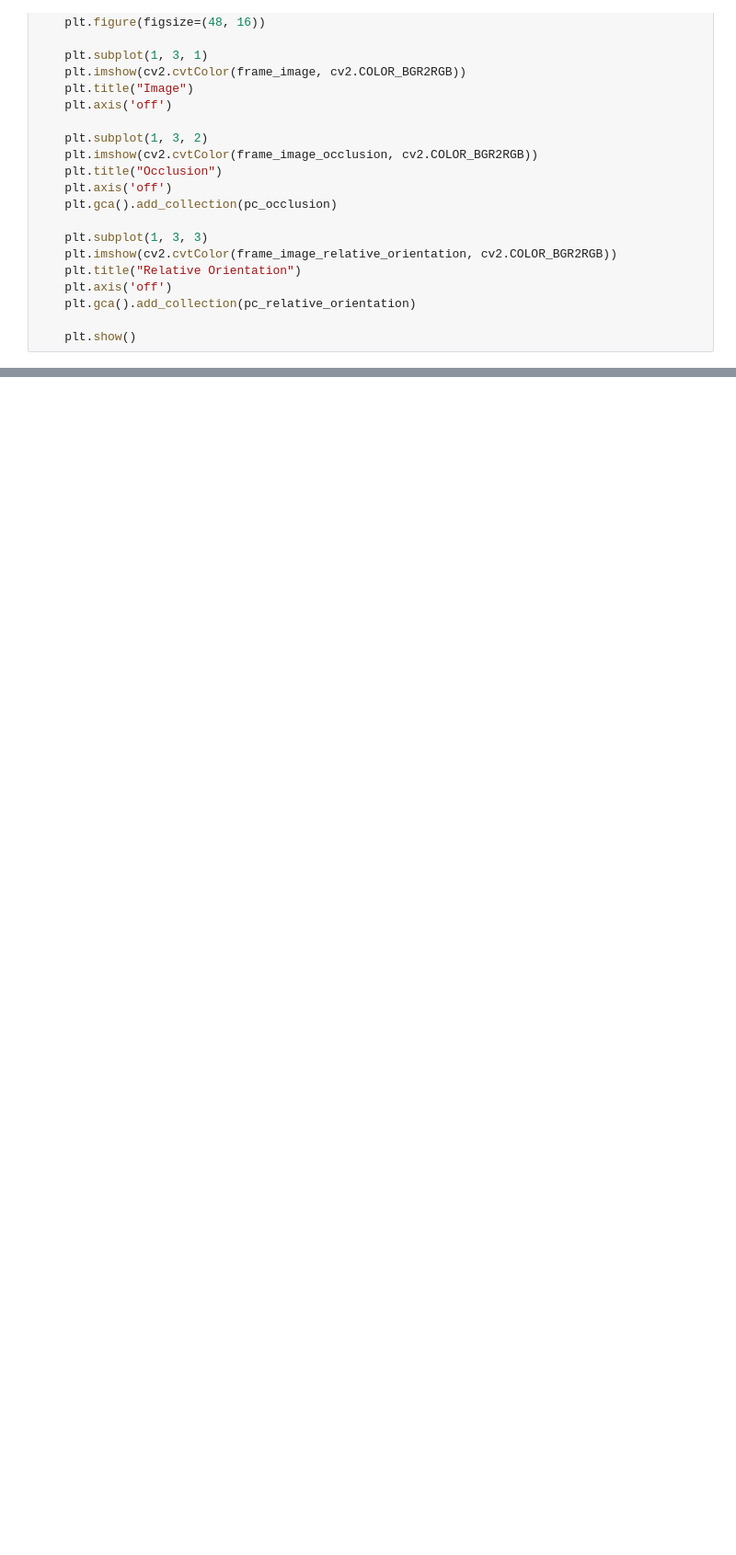
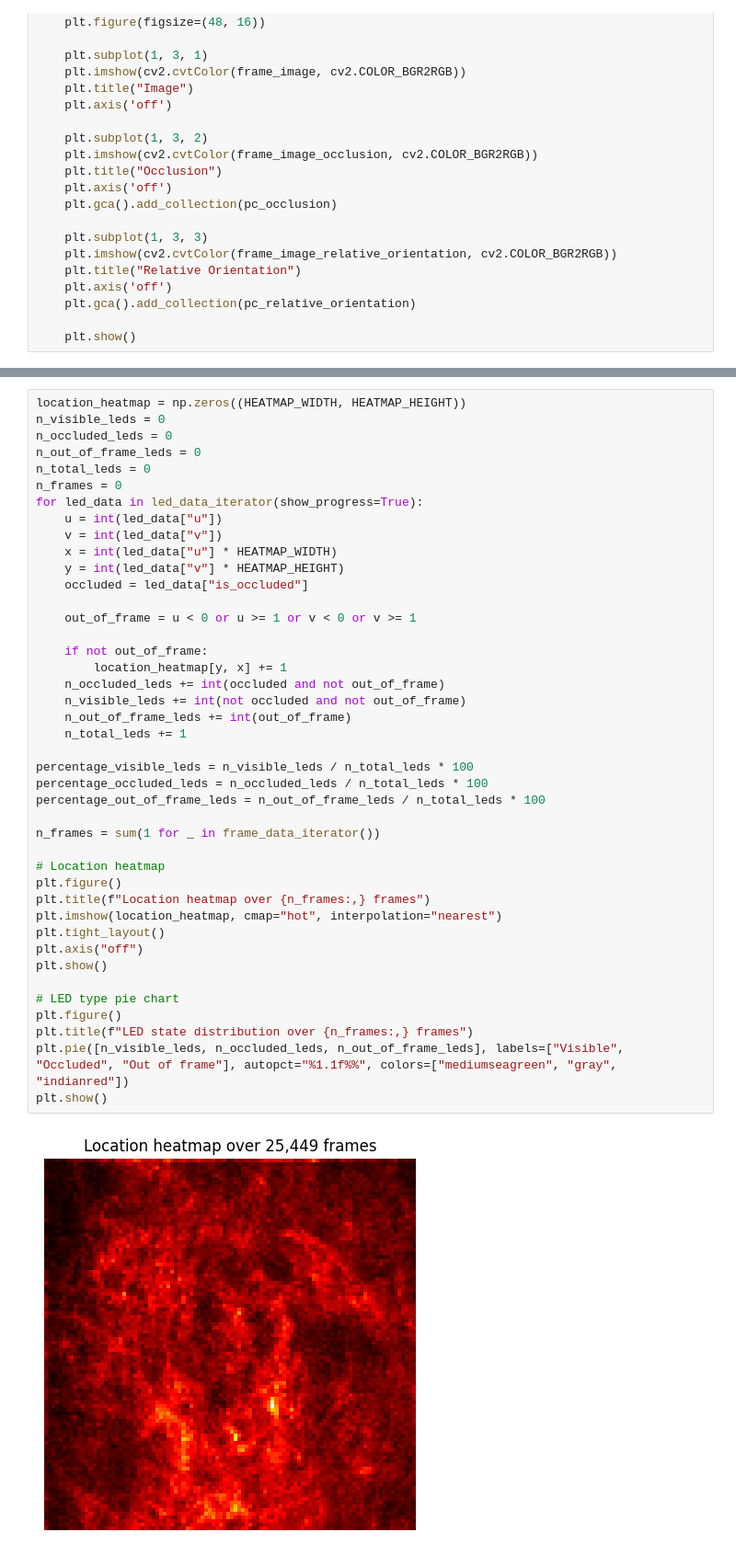
Before and after one commit to ArnaudPoletto/logitech-blender-stylus, a Jupyter notebook: analysis/led_location_analysis.ipynb, the cells around one changed output, grey strips where cells are left out. Shown at 92% size. Drawn from its saved outputs; the diff is of its cells as text; blank space fills up the shorter version.

```diff
--- a/analysis/led_location_analysis.ipynb
+++ b/analysis/led_location_analysis.ipynb
@@ -116,0 +126,44 @@ plt.show()
+# %%
+location_heatmap = np.zeros((HEATMAP_WIDTH, HEATMAP_HEIGHT))
+n_visible_leds = 0
+n_occluded_leds = 0
+n_out_of_frame_leds = 0
+n_total_leds = 0
+n_frames = 0
+for led_data in led_data_iterator(show_progress=True):
+    u = int(led_data["u"])
+    v = int(led_data["v"])
+    x = int(led_data["u"] * HEATMAP_WIDTH)
+    y = int(led_data["v"] * HEATMAP_HEIGHT)
+    occluded = led_data["is_occluded"]
+
+    out_of_frame = u < 0 or u >= 1 or v < 0 or v >= 1
+
+    if not out_of_frame:
+        location_heatmap[y, x] += 1
+    n_occluded_leds += int(occluded and not out_of_frame)
+    n_visible_leds += int(not occluded and not out_of_frame)
+    n_out_of_frame_leds += int(out_of_frame)
+    n_total_leds += 1
+
+percentage_visible_leds = n_visible_leds / n_total_leds * 100
+percentage_occluded_leds = n_occluded_leds / n_total_leds * 100
+percentage_out_of_frame_leds = n_out_of_frame_leds / n_total_leds * 100
+
+n_frames = sum(1 for _ in frame_data_iterator())
+
+# Location heatmap
+plt.figure()
+plt.title(f"Location heatmap over {n_frames:,} frames")
+plt.imshow(location_heatmap, cmap="hot", interpolation="nearest")
+plt.tight_layout()
+plt.axis("off")
+plt.show()
+
+# LED type pie chart
+plt.figure()
+plt.title(f"LED state distribution over {n_frames:,} frames")
+plt.pie([n_visible_leds, n_occluded_leds, n_out_of_frame_leds], labels=["Visible", "Occluded", "Out of frame"], autopct="%1.1f%%", colors=["mediumseagreen", "gray", "indianred"])
+plt.show()
+# %% [output]
+[figure, added]
```
Also changed, not shown: parts of 7 cells of this notebook, 32 other files.
